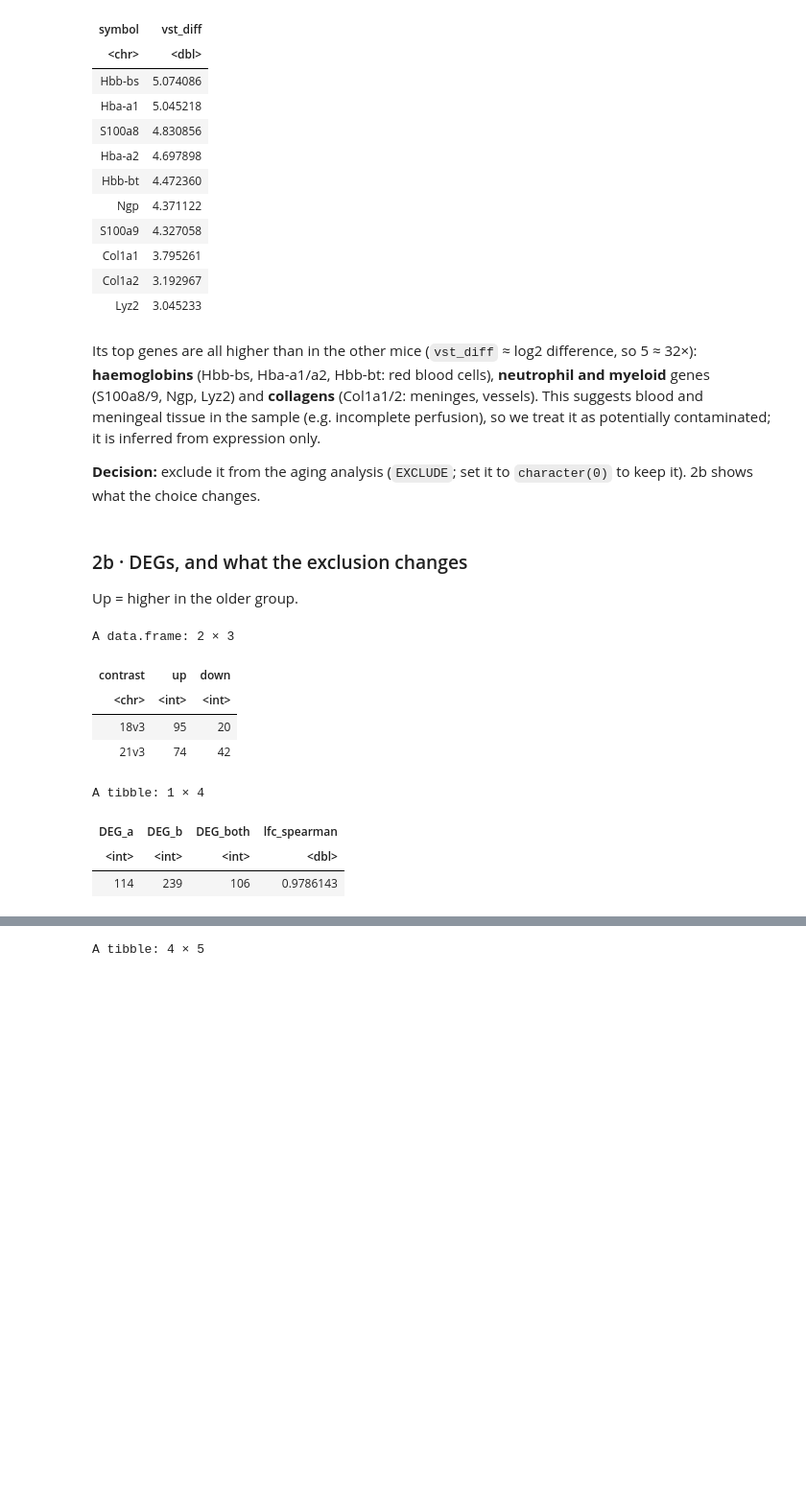
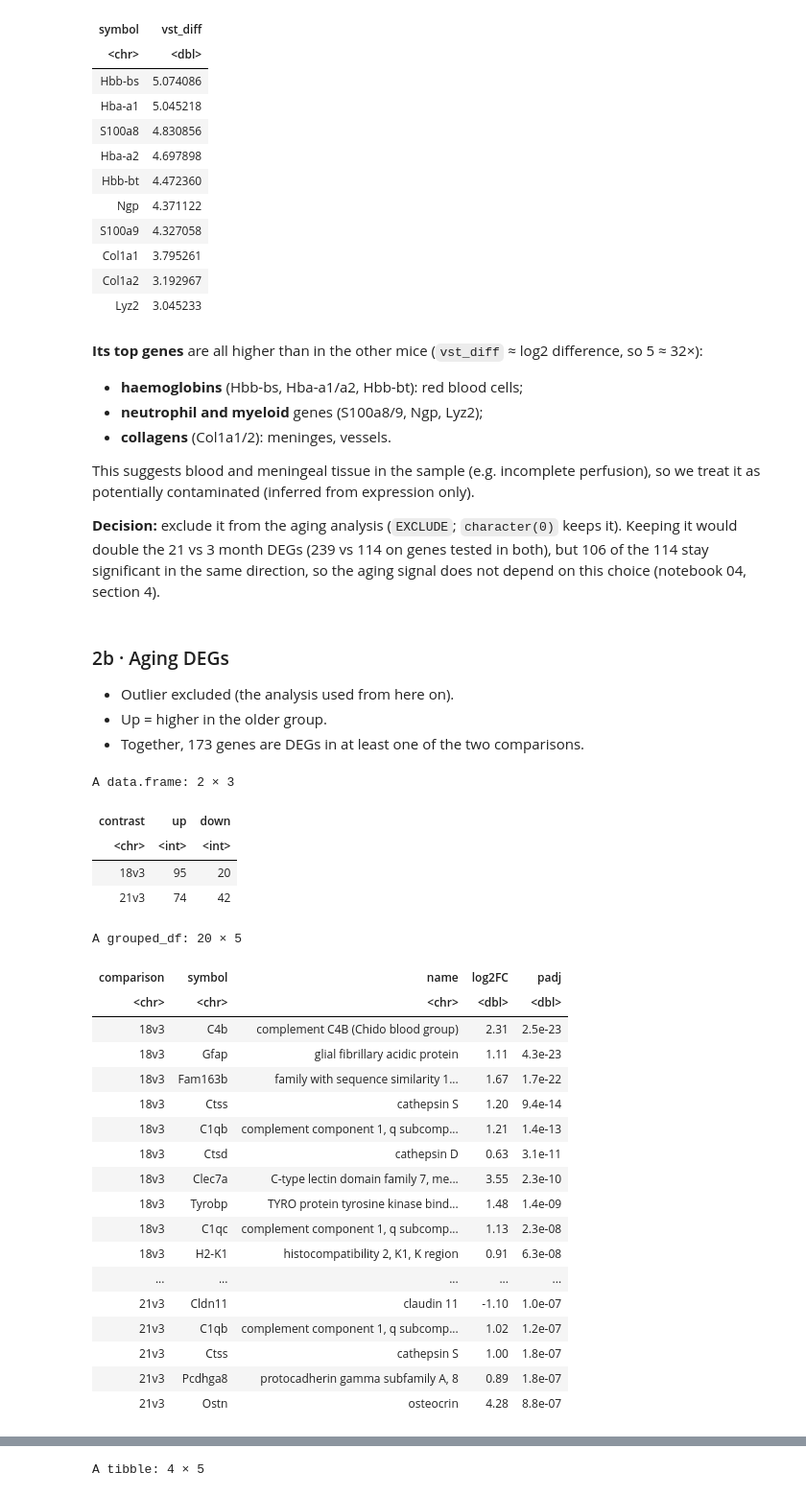
Before and after one commit to Jeffateth/RNAseq_aging, a Jupyter notebook: notebooks/03_differential_expression.ipynb, the cells around one changed output, grey strips where cells are left out. Shown at 96% size. Cells and saved outputs as stored; diff of their text form; code cells hidden in the pictures; blank space fills up the shorter version.

```diff
--- a/notebooks/03_differential_expression.ipynb
+++ b/notebooks/03_differential_expression.ipynb
@@ -86,9 +83,14 @@ A tibble: 10 × 2
 | Col1a2 | 3.192967 |
 | Lyz2 | 3.045233 |
 # %% [markdown]
-Its top genes are all higher than in the other mice (`vst_diff` ≈ log2 difference, so 5 ≈ 32×): **haemoglobins** (Hbb-bs, Hba-a1/a2, Hbb-bt: red blood cells), **neutrophil and myeloid** genes (S100a8/9, Ngp, Lyz2) and **collagens** (Col1a1/2: meninges, vessels). This suggests blood and meningeal tissue in the sample (e.g. incomplete perfusion), so we treat it as potentially contaminated; it is inferred from expression only.
+**Its top genes** are all higher than in the other mice (`vst_diff` ≈ log2 difference, so 5 ≈ 32×):
+- **haemoglobins** (Hbb-bs, Hba-a1/a2, Hbb-bt): red blood cells;
+- **neutrophil and myeloid** genes (S100a8/9, Ngp, Lyz2);
+- **collagens** (Col1a1/2): meninges, vessels.
 
-**Decision:** exclude it from the aging analysis (`EXCLUDE`; set it to `character(0)` to keep it). 2b shows what the choice changes.
+This suggests blood and meningeal tissue in the sample (e.g. incomplete perfusion), so we treat it as potentially contaminated (inferred from expression only).
+
+**Decision:** exclude it from the aging analysis (`EXCLUDE`; `character(0)` keeps it). Keeping it would double the 21 vs 3 month DEGs (239 vs 114 on genes tested in both), but 106 of the 114 stay significant in the same direction, so the aging signal does not depend on this choice (notebook 04, section 4).
 # %%
 # the 11 aging mice used from here on, and their DESeq2 model (sex as covariate; genes with >= 10 counts in >= 3 samples,
 # the size of the smallest group)
@@ -96,8 +98,10 @@ EXCLUDE <- 'SRR21355389'
 s_age <- s_age_all[!rownames(s_age_all) %in% EXCLUDE, ]
 dds_age <- make_dds(txi, s_age, ~ sex + group, min_n = 3)
 # %% [markdown]
-### 2b · DEGs, and what the exclusion changes
-Up = higher in the older group.
+### 2b · Aging DEGs
+- Outlier excluded (the analysis used from here on).
+- Up = higher in the older group.
+- Together, 173 genes are DEGs in at least one of the two comparisons.
 # %%
 # DE tables for 18 vs 3 and 21 vs 3 months; counts of up / down DEGs
 age <- list(`18v3` = de_table(dds_age, c('group', 'aging 18mo', 'aging 3mo'), genes),
@@ -109,14 +113,28 @@ A data.frame: 2 × 3
 | <chr> | <int> | <int> |
 | 18v3 | 95 | 20 |
 | 21v3 | 74 | 42 |
-# %%
-# a = outlier excluded (used), b = all 12 mice: DEGs of each, DEGs in both, log2FC rank correlation of genes significant in either
-age_all_21v3 <- de_table(dds_age_all, c('group', 'aging 21mo', 'aging 3mo'), genes)
-compare_de(age[['21v3']], age_all_21v3)
-# %% [output]
-A tibble: 1 × 4
-| DEG_a | DEG_b | DEG_both | lfc_spearman |
-| <int> | <int> | <int> | <dbl> |
-| 114 | 239 | 106 | 0.9786143 |
+# %%
+# the 10 most significant DEGs per comparison, with gene name (org.Mm.eg.db)
+annotate_degs(age) %>% group_by(comparison) %>% slice_min(padj, n = 10, with_ties = FALSE) %>% select(comparison, symbol, name, log2FC, padj)
+# %% [output]
+A grouped_df: 20 × 5
+| comparison | symbol | name | log2FC | padj |
+| <chr> | <chr> | <chr> | <dbl> | <dbl> |
+| 18v3 | C4b | complement C4B (Chido blood group) | 2.31 | 2.5e-23 |
+| 18v3 | Gfap | glial fibrillary acidic protein | 1.11 | 4.3e-23 |
+| 18v3 | Fam163b | family with sequence similarity 1... | 1.67 | 1.7e-22 |
+| 18v3 | Ctss | cathepsin S | 1.20 | 9.4e-14 |
+| 18v3 | C1qb | complement component 1, q subcomp... | 1.21 | 1.4e-13 |
+| 18v3 | Ctsd | cathepsin D | 0.63 | 3.1e-11 |
+| 18v3 | Clec7a | C-type lectin domain family 7, me... | 3.55 | 2.3e-10 |
+| 18v3 | Tyrobp | TYRO protein tyrosine kinase bind... | 1.48 | 1.4e-09 |
+| 18v3 | C1qc | complement component 1, q subcomp... | 1.13 | 2.3e-08 |
+| 18v3 | H2-K1 | histocompatibility 2, K1, K region | 0.91 | 6.3e-08 |
+| ... | ... | ... | ... | ... |
+| 21v3 | Cldn11 | claudin 11 | -1.10 | 1.0e-07 |
+| 21v3 | C1qb | complement component 1, q subcomp... | 1.02 | 1.2e-07 |
+| 21v3 | Ctss | cathepsin S | 1.00 | 1.8e-07 |
+| 21v3 | Pcdhga8 | protocadherin gamma subfamily A, 8 | 0.89 | 1.8e-07 |
+| 21v3 | Ostn | osteocrin | 4.28 | 8.8e-07 |
 # %% [markdown]
 ### 2c · Patterns of the aging DEGs over age
```
Also changed, not shown: parts of 14 cells of this notebook, 13 other files.
